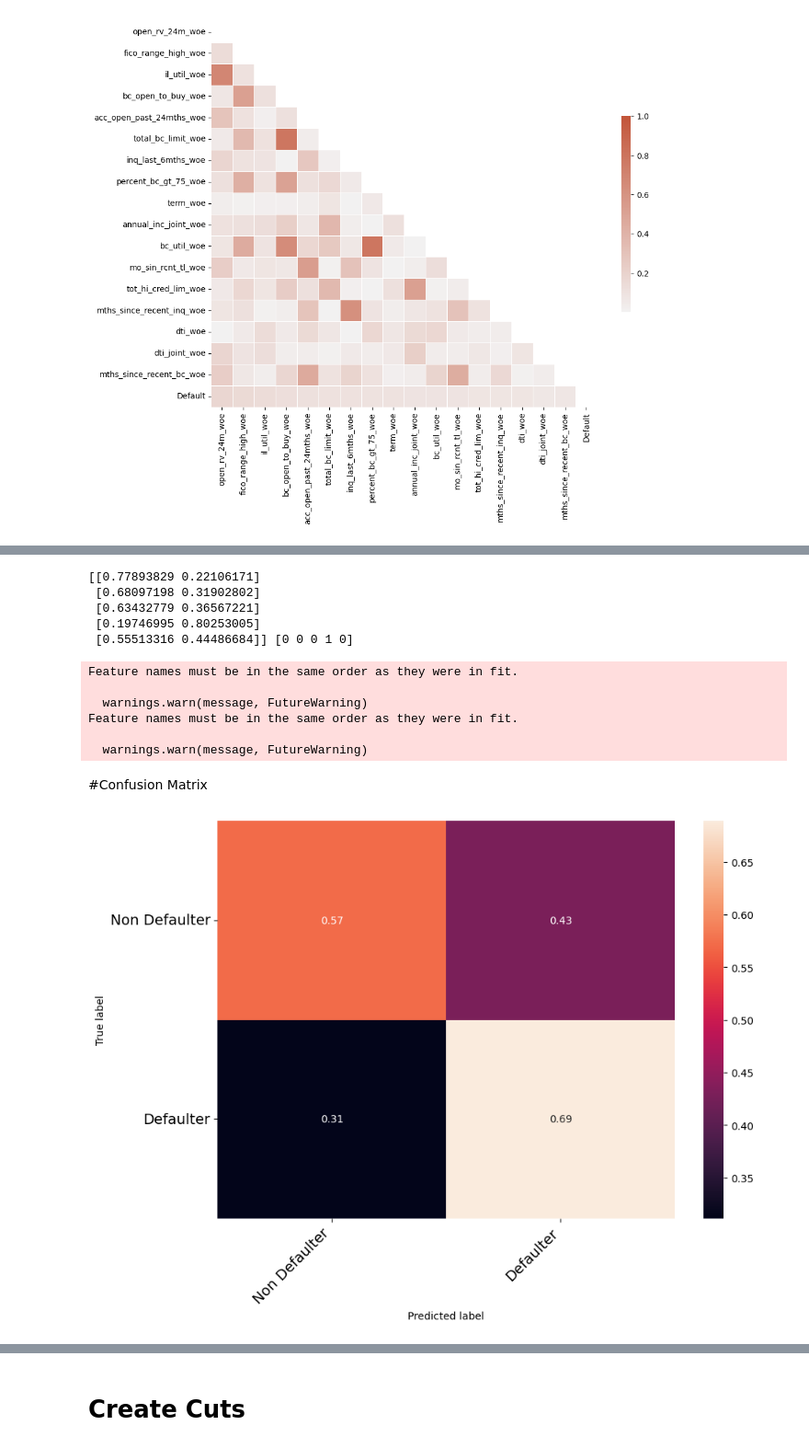
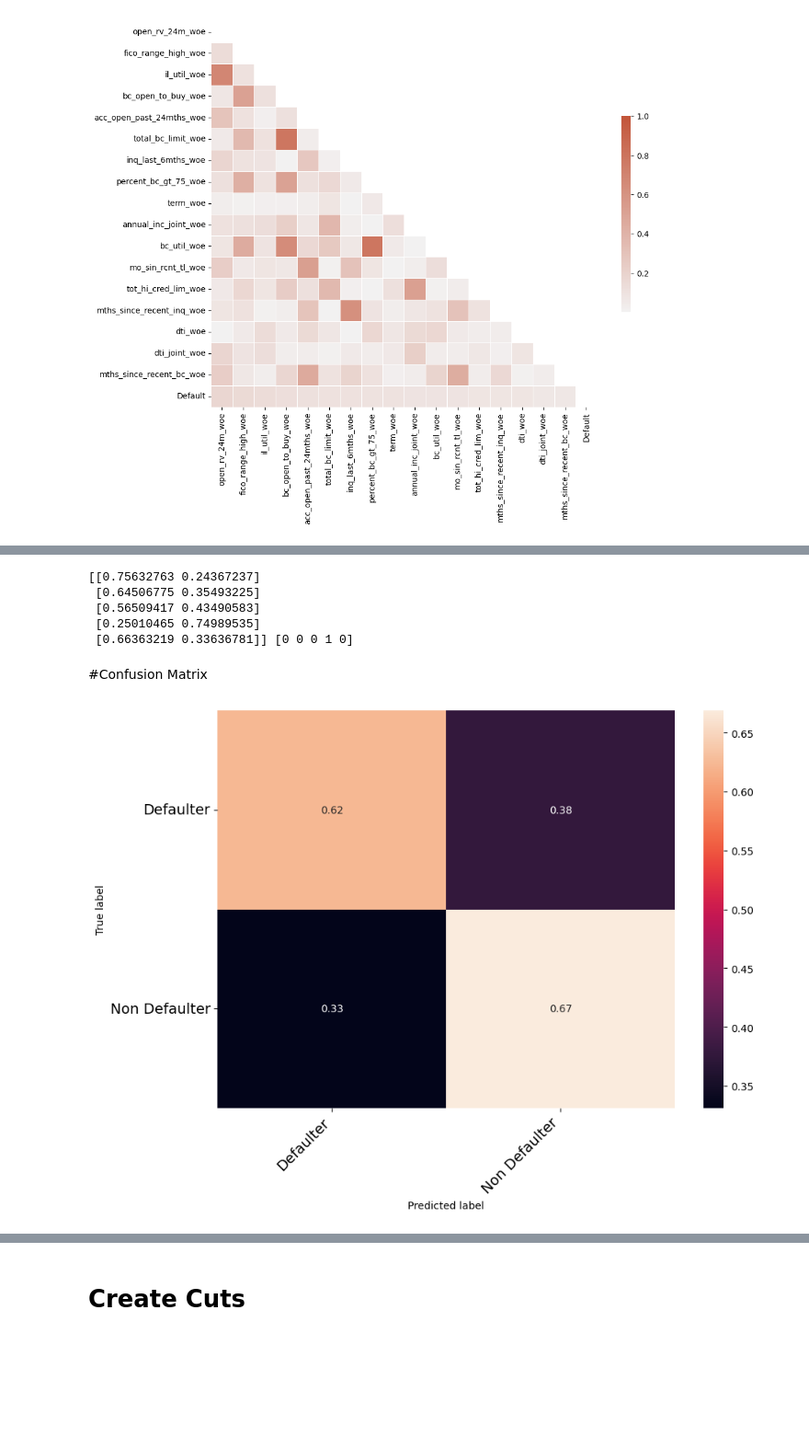
Before and after one commit to preetmodi/Credit-Risk-Analytics, a Jupyter notebook: Scorecard_logistic_reg.ipynb, the cells around one changed output, grey strips where cells are left out. Shown at 92% size. Cells and saved outputs as stored; diff of their text form; code cells hidden in the pictures; blank space fills up the shorter version.

```diff
--- a/Scorecard_logistic_reg.ipynb
+++ b/Scorecard_logistic_reg.ipynb
@@ -70,7 +70,7 @@ seed = 251256517
 # %%
 # Import the files as Pandas datasets
 train_WoE = pd.read_pickle('model/data/train_woe_corr.pkl')
-test_WoE = pd.read_pickle('model/data/test_woe.pkl')
+test_WoE = pd.read_pickle('model/data/test_woe_corr.pkl')
 
 train_noWoE = pd.read_pickle('model/data/train_no_woe.pkl')
 test_noWoE = pd.read_pickle('model/data/test_no_woe.pkl')
@@ -110,7 +110,7 @@ len(bins_adj)
 #                                 stratify = True
 #                                        )
 
-_,val_train = train_test_split(train_WoE, test_size = 0.2, stratify = train_WoE['Default'])
+train_WoE,val_WoE = train_test_split(train_WoE, test_size = 0.2, stratify = train_WoE['Default'], random_state= seed)
 # %%
 from sklearn.linear_model import LogisticRegressionCV
 
@@ -302,3 +248,24 @@ train_woe_corr = train_WoE.drop(drop_columns, axis=1)
 corr_ = corr_func(train_woe_corr)
 # %% [output]
 [figure]
+# %%
+from sklearn.linear_model import LogisticRegressionCV
+
+logreg = LogisticRegressionCV(penalty='elasticnet', # Type of penalization l1 = lasso, l2 = ridge, elasticnet
+                                     Cs = 10,        # How many parameters to try. Can also be a vector with parameters to try.
+                                     tol=0.000001, # Tolerance for parameters
+                                     cv = 3,     # How many CV folds to try. 3 or 5 should be enough.
+                                     fit_intercept=True, # Use constant?
+                                     class_weight='balanced', # Weights, see below
+                                     random_state=seed, # Random seed
+                                     max_iter=10000, # Maximum iterations
+                                     verbose=2, # Show process. 1 is yes.
+                                     solver = 'saga', # How to optimize.
+                                     n_jobs = -1,      # Processes to use. Set to number of physical cores.
+                                     refit = True,     # If to retrain with the best parameter and all data after finishing.
+                                     l1_ratios = np.arange(0, 1.01, 0.1), # The LASSO / Ridge ratios.
+                                    )
+
+logreg.fit(X = train_woe_corr.drop(['Default', 'id'], axis = 1), # All rows and from the second var to end
+                    y = train_woe_corr['Default'] # The target
+                   )
@@ -305,20 +342,14 @@ corr_ = corr_func(train_woe_corr)
 # %%
 test_WoE = test_WoE.drop(drop_columns, axis = 1)
 # %%
-pred_class_test = logreg.predict(test_WoE.drop(['Default'], axis = 1))
-probs_test = logreg.predict_proba(test_WoE.drop(['Default'], axis = 1))
+pred_class_test = logreg.predict(test_WoE.drop(['Default', 'id'], axis = 1))
+probs_test = logreg.predict_proba(test_WoE.drop(['Default', 'id'], axis = 1))
 print(probs_test[0:5], pred_class_test[0:5])
 # %% [output]
-[[0.77893829 0.22106171]
- [0.68097198 0.31902802]
- [0.63432779 0.36567221]
- [0.19746995 0.80253005]
- [0.55513316 0.44486684]] [0 0 0 1 0]
+[[0.75632763 0.24367237]
+ [0.64506775 0.35493225]
+ [0.56509417 0.43490583]
+ [0.25010465 0.74989535]
+ [0.66363219 0.33636781]] [0 0 0 1 0]
-Feature names must be in the same order as they were in fit.
-
-  warnings.warn(message, FutureWarning)
-Feature names must be in the same order as they were in fit.
-
-  warnings.warn(message, FutureWarning)
 # %% [markdown]
 #Confusion Matrix
@@ -334,36 +367,36 @@ confusion_matrix_cs = confusion_matrix(y_true = test_WoE['Default'],
 # Turn matrix to percentages
 confusion_matrix_ps = confusion_matrix_cs.astype('float') / confusion_matrix_cs.sum(axis=1)[:, np.newaxis]
 # confusion_matrix_cs = confusion_matrix_cs.astype('float') / confusion_matrix_cs.sum()
 
 
 # Turn to dataframe
 df_cm = pd.DataFrame(
-        confusion_matrix_ps, index=['Non Defaulter', 'Defaulter'],
-        columns=['Non Defaulter', 'Defaulter'],
+        confusion_matrix_ps, index=['Defaulter', 'Non Defaulter'],
+        columns=['Defaulter', 'Non Defaulter'],
 )
 
 # Parameters of the image
 figsize = (10,7)
 fontsize=14
 
 # Create image
 fig = plt.figure(figsize=figsize)
 heatmap = sns.heatmap(df_cm, annot=True, fmt='.2f')
 
 # Make it nicer
 heatmap.yaxis.set_ticklabels(heatmap.yaxis.get_ticklabels(), rotation=0,
                              ha='right', fontsize=fontsize)
 heatmap.xaxis.set_ticklabels(heatmap.xaxis.get_ticklabels(), rotation=45,
                              ha='right', fontsize=fontsize)
 
 # Add labels
 plt.ylabel('True label')
 plt.xlabel('Predicted label')
 
 # Plot!
 plt.show()
 # %% [output]
-[figure, old version]
+[figure, new version]
 # %%
 recall = confusion_matrix_cs[0,0]/confusion_matrix_cs[0].sum()
 precision = confusion_matrix_cs[0,0]/confusion_matrix_cs[:,0].sum()
```
Also changed, not shown: parts of 39 cells of this notebook.
